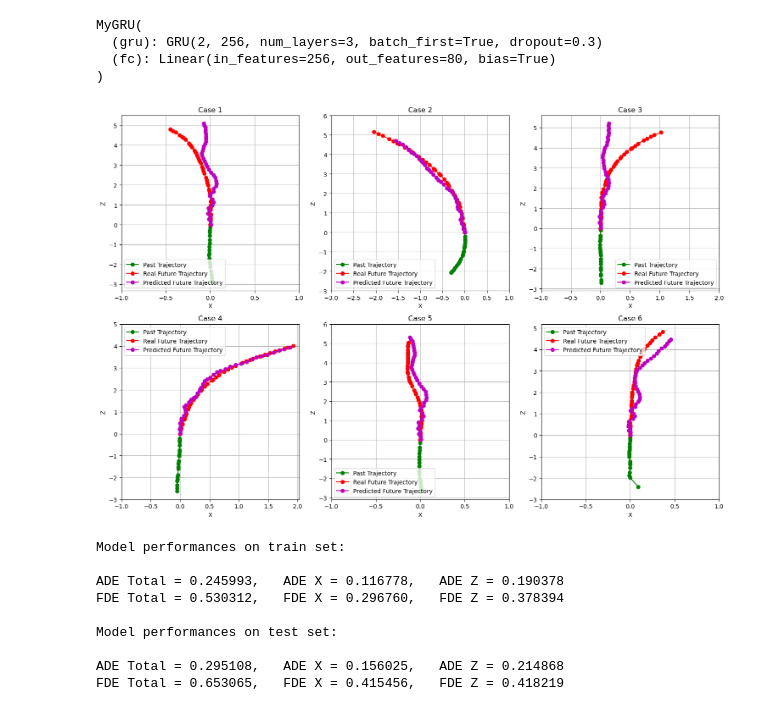
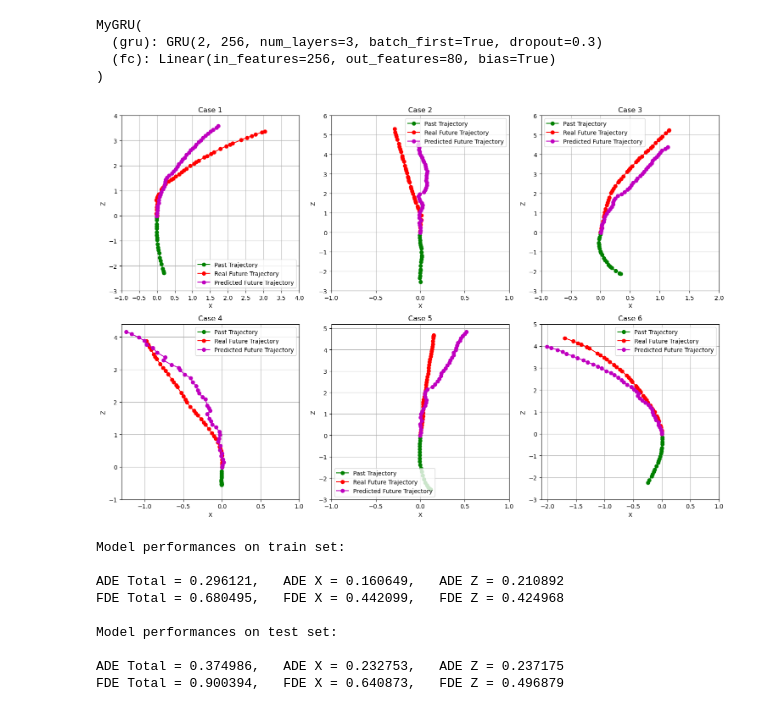
Before and after one commit to AlexSanta/Lab_Image_and_Video_Analysis, a Jupyter notebook: step1_one_shot.ipynb, the cells around one changed output. Cells and saved outputs as stored; diff of their text form; code cells hidden in the pictures.

Commit message:
DATASET CHANGED: removed duplicate samples and incorrect samples, random split used again. Refactoring done

```diff
--- a/step1_one_shot.ipynb
+++ b/step1_one_shot.ipynb
@@ -24,9 +25,15 @@ framerate = 10
 class CustomDataset(Dataset):
     def __init__(self, folder_path, past_seconds=2, future_seconds=4, framerate=10):
         self.folder_path = folder_path
-        self.npz_files = [f for f in os.listdir(folder_path) if f.endswith('.npz')]
         self.past_frames = framerate * past_seconds
         self.future_frames = framerate * future_seconds
+
+        def extract_number(filename):
+            return int(filename.split('_')[1].split('.')[0])
+
+        all_files = [f for f in os.listdir(folder_path) if f.endswith('.npz')]
+        self.npz_files = sorted(all_files, key=extract_number)
+
 
     def __len__(self):
         return len(self.npz_files)
@@ -44,13 +51,6 @@ class CustomDataset(Dataset):
 
         #past_trajectory = torch.flip(past_trajectory, [0])
 
-        # Normalizza i punti in modo che il punto corrente dove si trova la macchina corrisponda a (0, 0)
-        '''
-        shift = past_trajectory[-1, :].clone()
-        past_trajectory = past_trajectory - shift
-        future_trajectory = future_trajectory - shift
-        '''
-
         return past_trajectory, future_trajectory
 # %%
 class MyGRU(nn.Module):
@@ -324,8 +324,8 @@ plot_loss(len(train_losses_total), train_losses_total, test_losses_total, train_
 # %% [markdown]
 ## Evaluation
 # %%
-model = MyGRU(input_size=input_size, hidden_size=hidden_size, output_size=input_size * 40,
-              num_layers=num_layers).to(device=device)
+model = MyGRU(input_size=input_size, hidden_size=hidden_size, output_size=input_size*future_seconds*framerate,
+              num_layers=num_layers, future_steps=future_seconds*framerate).to(device=device)
 model.load_state_dict(torch.load("model_weights_step1_one_shot"))
 
 model.eval()
@@ -341,7 +341,7 @@ batch = next(iter(test_loader)) # prende un batch dal test_loader
 past_batch, future_batch = batch  # estrae passato e futuro dal batch
 
 # seleziona tre esempi diversi dal batch
-indices = [14, 20, 32, 35, 50, 60]  # indici di sei campioni
+indices = [5, 10, 15, 20, 25, 26]  # indici di sei campioni
 examples = [(past_batch[i], future_batch[i]) for i in indices]
 
 fig, axes = plt.subplots(2, 3, figsize=(15, 10))
@@ -357,34 +357,34 @@ for i, (past, future) in enumerate(examples):
     with torch.no_grad():
         predicted_future = model(past_tensor).squeeze(0).cpu().detach().numpy()  # predice e converte in numpy
 
     row, col = divmod(i, 3)  # Converte i in (riga, colonna)
 
     # Plot
     axes[row, col].plot(past[:, 0], past[:, 1], 'g-o', label="Past Trajectory")
     axes[row, col].plot(future[:, 0], future[:, 1], 'r-o', label="Real Future Trajectory")
     axes[row, col].plot(predicted_future[:, 0], predicted_future[:, 1], 'm-o', label="Predicted Future Trajectory")
 
     axes[row, col].set_xlabel("X")
     axes[row, col].set_ylabel("Z")
     axes[row, col].set_title(f"Case {i+1}")
     axes[row, col].legend()
     axes[row, col].grid()
 
     x_min, x_max = all_points[:, 0].min(), all_points[:, 0].max()
     z_min, z_max = all_points[:, 1].min(), all_points[:, 1].max()
 
     x_min_tick = float(np.floor(float(x_min)))
     x_max_tick = float(np.ceil(float(x_max)))
     z_min_tick = float(np.floor(float(z_min)))
     z_max_tick = float(np.ceil(float(z_max)))
 
     axes[row, col].set_xticks(np.arange(x_min_tick, x_max_tick + 0.5, 0.5))
     axes[row, col].set_yticks(np.arange(z_min_tick, z_max_tick + 1.0, 1.0))
 
 plt.tight_layout()
 plt.show()
 # %% [output]
-[figure, old version]
+[figure, new version]
 # %%
 def performance_measurement(model, device, train_loader, test_loader):
     model.eval() #setta il modello in evaluation mode
@@ -476,13 +476,13 @@ performance_measurement(model=model, device=device, train_loader=train_loader,
 # %% [output]
 Model performances on train set:
 
-ADE Total = 0.245993,   ADE X = 0.116778,   ADE Z = 0.190378
-FDE Total = 0.530312,   FDE X = 0.296760,   FDE Z = 0.378394
+ADE Total = 0.296121,   ADE X = 0.160649,   ADE Z = 0.210892
+FDE Total = 0.680495,   FDE X = 0.442099,   FDE Z = 0.424968
 
 Model performances on test set:
 
-ADE Total = 0.295108,   ADE X = 0.156025,   ADE Z = 0.214868
-FDE Total = 0.653065,   FDE X = 0.415456,   FDE Z = 0.418219
+ADE Total = 0.374986,   ADE X = 0.232753,   ADE Z = 0.237175
+FDE Total = 0.900394,   FDE X = 0.640873,   FDE Z = 0.496879
 # %%
 def save_prediction(index):
     model.eval()
```
Also changed, not shown: parts of 9 cells of this notebook, 5 other files.
